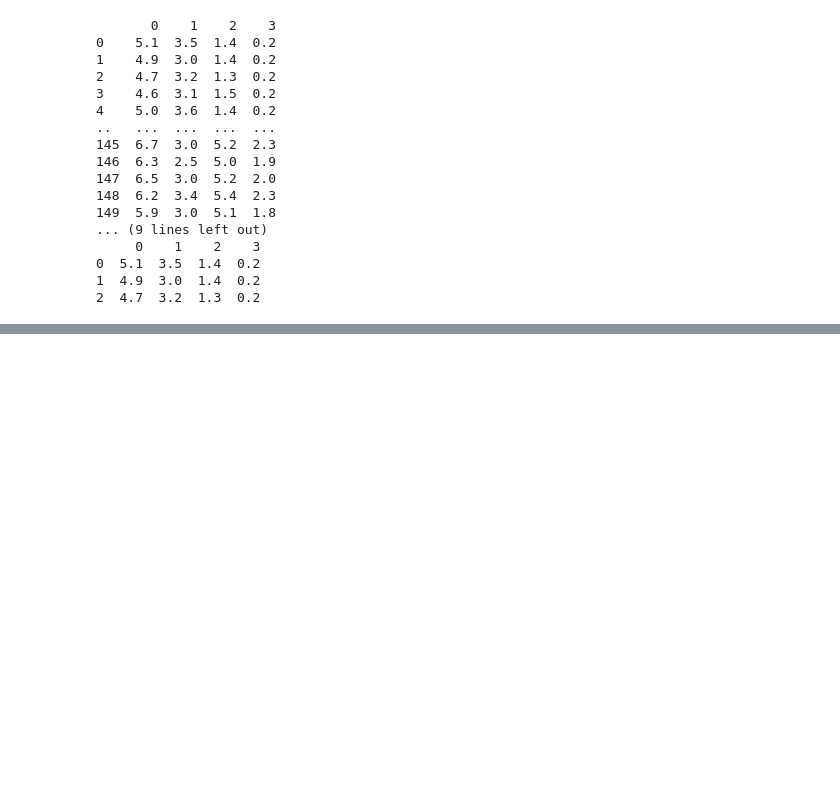
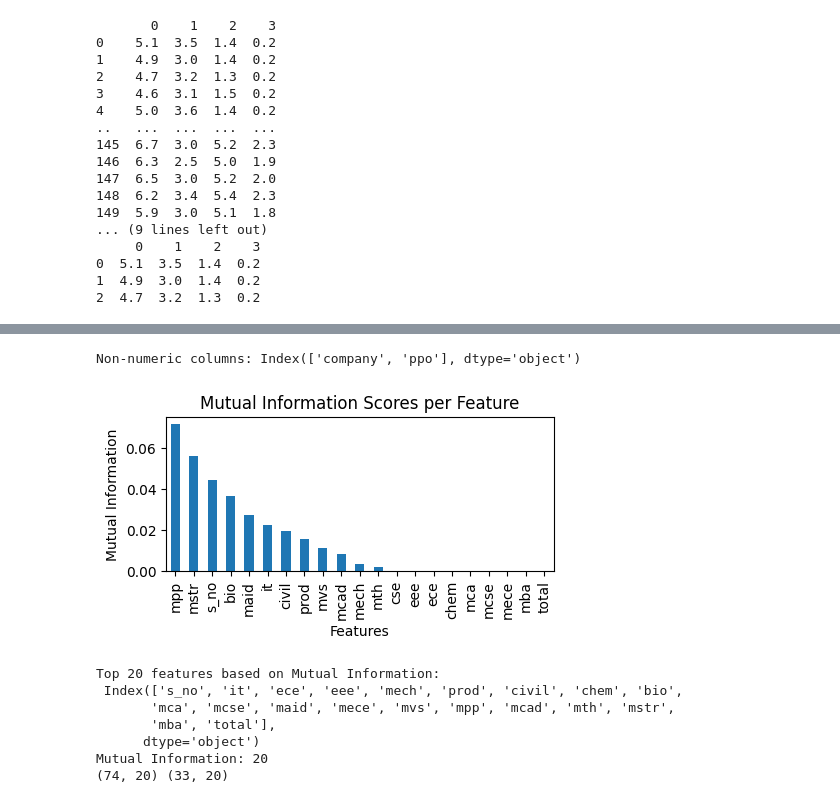
Before and after one commit to shashidhar078/AMZN_CODE, a Jupyter notebook: pandasbasic.ipynb, the cells around one changed output, grey strips where cells are left out. Drawn from its saved outputs; the diff is of its cells as text; code cells hidden in the pictures; blank space fills up the shorter version.

```diff
--- a/pandasbasic.ipynb
+++ b/pandasbasic.ipynb
@@ -40,0 +519,66 @@ print(df.head(3))
+# %%
+from sklearn.feature_selection import mutual_info_classif, SelectKBest, mutual_info_regression
+import pandas as pd
+import matplotlib.pyplot as plt
+import matplotlib.pyplot as plt
+import seaborn as sns
+import pandas as pd
+import numpy as np
+from sklearn.model_selection import train_test_split
+from sklearn.feature_selection import VarianceThreshold
+df = pd.read_csv("/content/2022-23-placements.csv")
+df.shape
+df.head()
+[col for col in df.columns if df[col].isnull().sum()>0]
+
+X_train,X_test,y_train,y_test=train_test_split(
+    df.drop(labels=['ctc'],axis=1),
+    df['ctc'],
+    test_size=0.3,
+    random_state=0
+)
+
+
+X_train_filled = X_train.fillna(0)
+
+# Identify non-numeric columns
+non_numeric_cols = X_train_filled.select_dtypes(exclude=np.number).columns
+print("Non-numeric columns:", non_numeric_cols)
+
+# Handle non-numeric columns (example: dropping them for simplicity)
+X_train_filled_numeric = X_train_filled.drop(columns=non_numeric_cols)
+
+
+mi = mutual_info_regression(X_train_filled_numeric, y_train)
+
+mi_series = pd.Series(mi)
+mi_series.index = X_train_filled_numeric.columns
+
+mi_sorted = mi_series.sort_values(ascending=False)
+
+plt.figure(figsize=(5, 2)) # Reduced figure size
+mi_sorted.plot.bar()
+plt.title("Mutual Information Scores per Feature")
+plt.ylabel("Mutual Information")
+plt.xlabel("Features")
+plt.show()
+
+selector = SelectKBest(score_func=mutual_info_regression, k=20)
+selector.fit(X_train_filled_numeric, y_train)
+
+top_mi_features = X_train_filled_numeric.columns[selector.get_support()]
+print("Top 20 features based on Mutual Information:\n", top_mi_features, "\nMutual Information: 20")
+
+X_train = X_train[top_mi_features]
+X_test = X_test[top_mi_features]
+print(X_train.shape, X_test.shape)
+# %% [output]
+Non-numeric columns: Index(['company', 'ppo'], dtype='object')
+[figure, added]
+Top 20 features based on Mutual Information:
+ Index(['s_no', 'it', 'ece', 'eee', 'mech', 'prod', 'civil', 'chem', 'bio',
+       'mca', 'mcse', 'maid', 'mece', 'mvs', 'mpp', 'mcad', 'mth', 'mstr',
+       'mba', 'total'],
+      dtype='object')
+Mutual Information: 20
+(74, 20) (33, 20)
```
Also changed, not shown: parts of 43 cells of this notebook.
